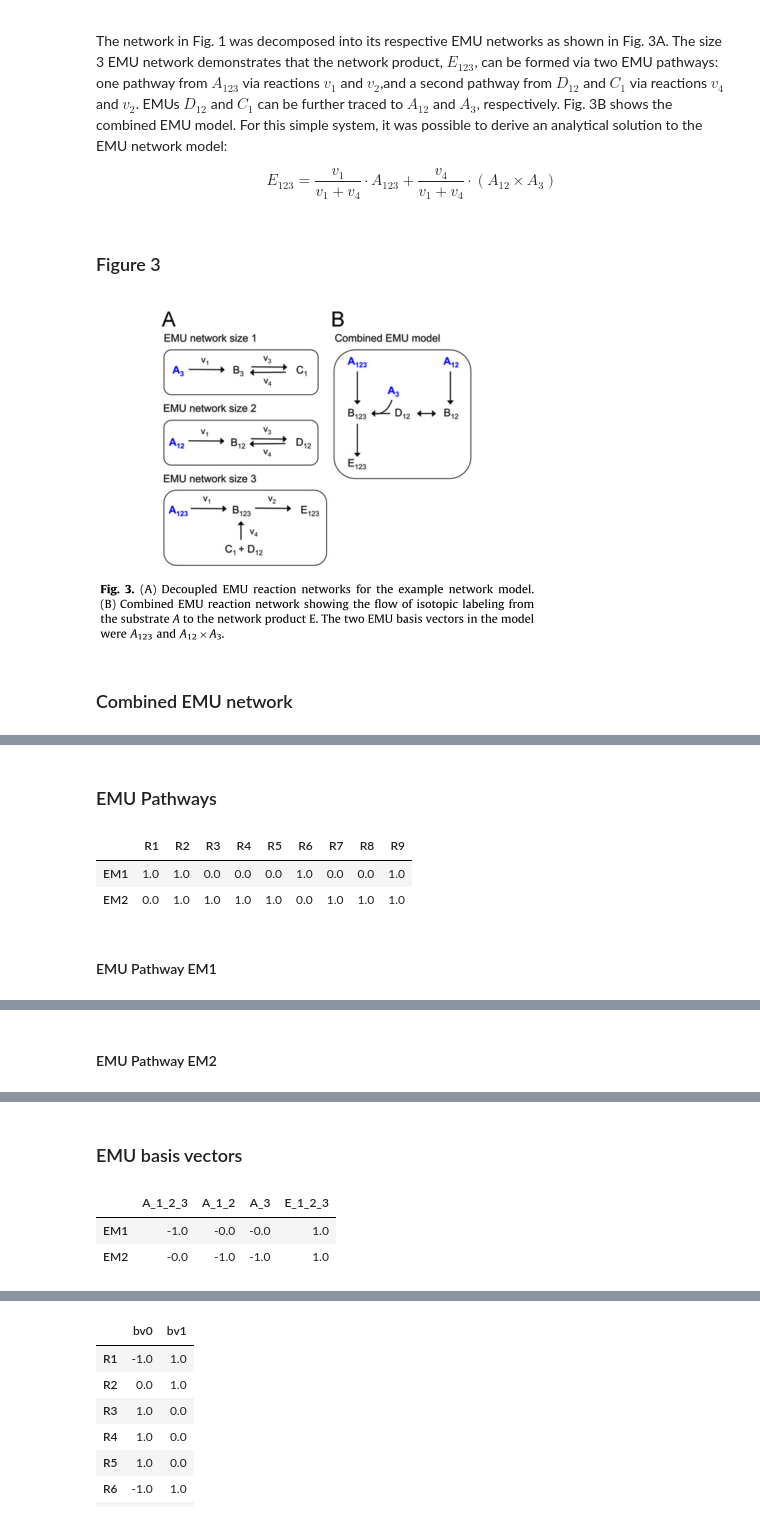
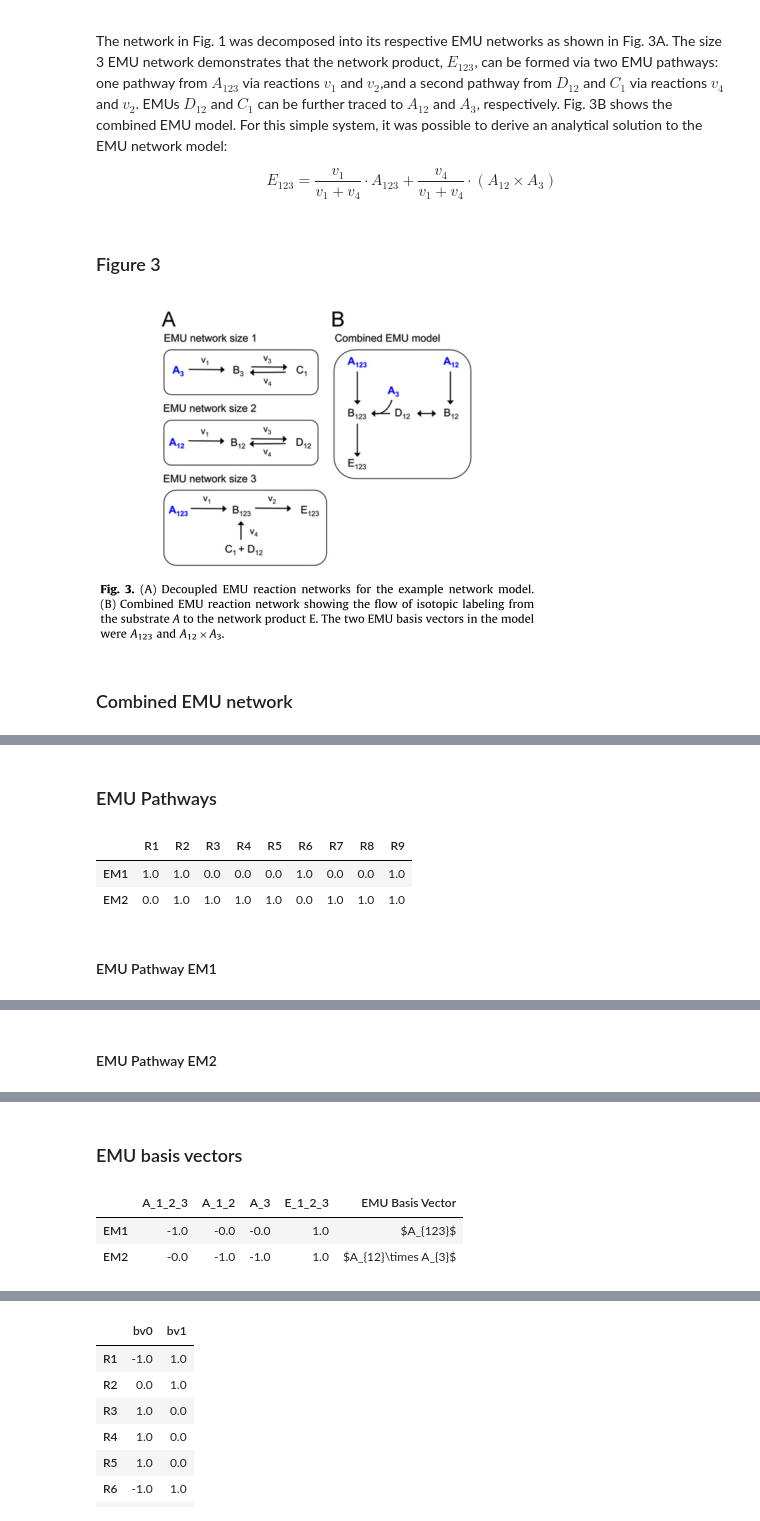
Before and after one commit to AgileBioFoundry/EMSL-Summer-School-2021-fluxomics, a Jupyter notebook: flux observability analysis.ipynb, the cells around one changed output, grey strips where cells are left out. Drawn from its saved outputs; the diff is of its cells as text; code cells hidden in the pictures.

```diff
--- a/flux observability analysis.ipynb
+++ b/flux observability analysis.ipynb
@@ -22,11 +22,24 @@ import sys
 sys.path.append('/Users/zuck016/Projects/src')
 from myefm import calculate_elementary_modes, calculate_minimum_cut_sets
 from d3flux import flux_map
-from IPython.display import display, Image, SVG, Markdown
+from IPython.display import display, Image, SVG, Markdown,Latex, HTML
 
 def sympy2array( sy ):
     return np.array(sy.tolist(), dtype=float)
 
+def get_EMU_basis_vector_name( emu_basis_vector ):
+    bv_name = []
+    for met in emu_basis_vector.index:
+        latex_met = met.split('_')
+        latex_met = '%s_{%s}' % (latex_met[0], ''.join(latex_met[1:]))
+        stoich = emu_basis_vector[met]
+        if stoich < 0:
+            if stoich == -1:
+
+                bv_name.append( latex_met )
+            else:
+                bv_name.append( '\left(%s\right)^{%d}' % (latex_met, -int(stoich)))
+    return '${}$'.format('\times '.join(bv_name))
 def get_stoichiometric_matrix( network ):
     return pd.DataFrame(cobra.util.create_stoichiometric_matrix(network),
                     index=[m.id for m in emu_network.metabolites],
@@ -36,8 +49,10 @@ def EMU_basis_vectors( network, external_rxns,external_mets, output_met ):
     S = get_stoichiometric_matrix( network )
     elmos = calculate_elementary_modes( network, verbose=False)
     EMU_basis_vector = elmos[external_rxns].dot(S[external_rxns].T)[external_mets]
-    return EMU_basis_vector.T.divide(EMU_basis_vector[output_met]).T
-
+    EMU_basis_vector = EMU_basis_vector.T.divide(EMU_basis_vector[output_met]).T
+    for em in EMU_basis_vector.index:
+        EMU_basis_vector.loc[em,'EMU Basis Vector'] = get_EMU_basis_vector_name( EMU_basis_vector.loc[em] )
+    return EMU_basis_vector
 def get_nullspace( df ):
     basis_vectors = sympy.Matrix(S.values).nullspace()
     return pd.DataFrame(dict([('bv{}'.format(i),
@@ -94,33 +109,33 @@ display(flux_map(cobra.io.load_json_model("figure3_combined_EMU_network.json"),
          flux_dict={rxn.id: emu_elmo.sum(axis=0)[rxn.id] for rxn in emu_network.reactions}))
 #cobra.io.save_json_model(emu_network, "figure3_combined_emu_network.json",pretty=True)
 display(Markdown('### EMU Pathways ###\n'))
 display(emu_elmo)
 
 for em in emu_elmo.index:
     with emu_network:
         emu_network.remove_reactions([r for r in emu_elmo.columns if emu_elmo.loc[em,r] == 0],remove_orphans=True)
         display(Markdown('#### EMU Pathway {}\n'.format(em)))
         display(flux_map(emu_network,
                      display_name_format=lambda x: str(x.id),
                      flux_dict={rxn.id: emu_elmo.loc[em,rxn.id]
                             for rxn in emu_network.reactions}))
 display(Markdown('### EMU basis vectors \n'))
 ebv = EMU_basis_vectors( emu_network, external_rxns, external_mets, output_met)
 display(ebv)
 # %% [output]
 ### Figure 3
 [figure]
 ### Combined EMU network
 [interactive output not drawn]
 ### EMU Pathways ###
 |  | R1 | R2 | R3 | R4 | R5 | R6 | R7 | R8 | R9 |
 | EM1 | 1.0 | 1.0 | 0.0 | 0.0 | 0.0 | 1.0 | 0.0 | 0.0 | 1.0 |
 | EM2 | 0.0 | 1.0 | 1.0 | 1.0 | 1.0 | 0.0 | 1.0 | 1.0 | 1.0 |
 #### EMU Pathway EM1
 [interactive output not drawn]
 #### EMU Pathway EM2
 [interactive output not drawn]
 ### EMU basis vectors
-|  | A_1_2_3 | A_1_2 | A_3 | E_1_2_3 |
-| EM1 | -1.0 | -0.0 | -0.0 | 1.0 |
-| EM2 | -0.0 | -1.0 | -1.0 | 1.0 |
+|  | A_1_2_3 | A_1_2 | A_3 | E_1_2_3 | EMU Basis Vector |
+| EM1 | -1.0 | -0.0 | -0.0 | 1.0 | $A_{123}$ |
+| EM2 | -0.0 | -1.0 | -1.0 | 1.0 | $A_{12}\times A_{3}$ |
```
Also changed, not shown: parts of 4 cells of this notebook.
